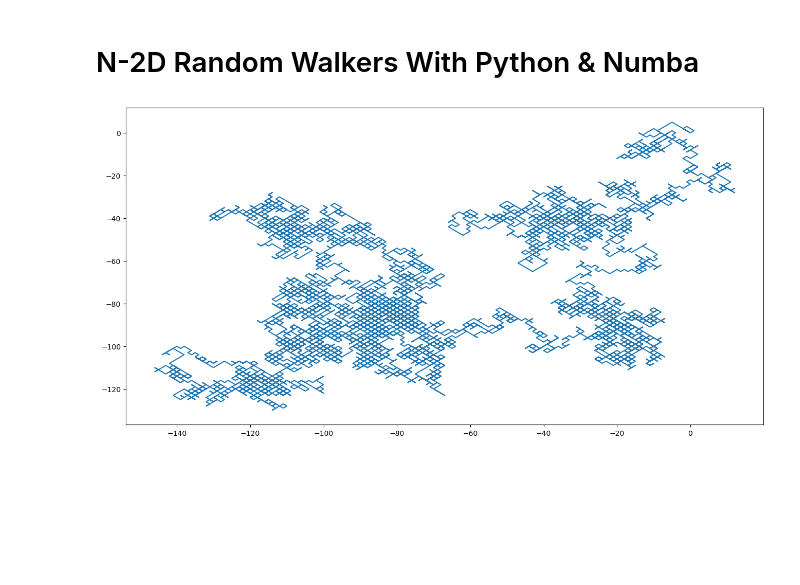
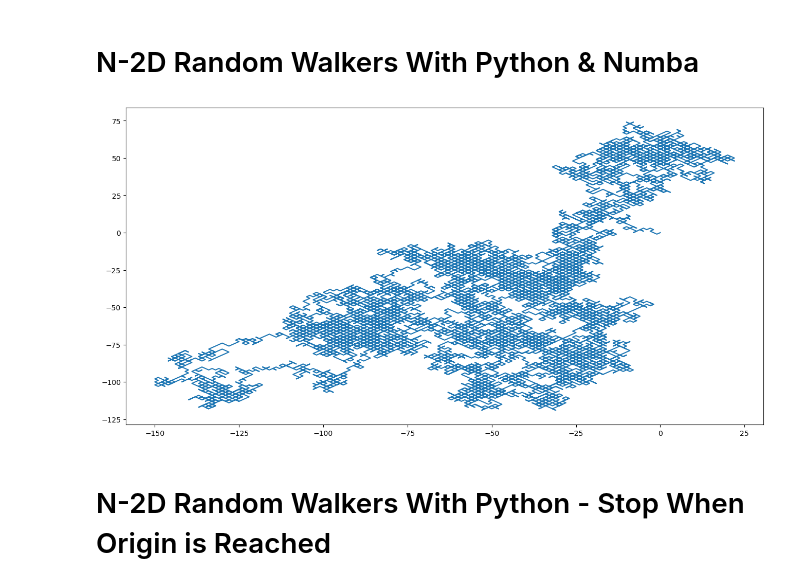
Before and after one commit to TheLightBringer616/Canal-Youtube, a Jupyter notebook: Otros/2D_RandomWalkers.ipynb, the cells around one changed output. Saved outputs shown, nothing was run; the diff lists cells and outputs as text; code cells hidden in the pictures; blank space fills up the shorter version.

```diff
--- a/Otros/2D_RandomWalkers.ipynb
+++ b/Otros/2D_RandomWalkers.ipynb
@@ -126,10 +127,12 @@ random_walk = random_walker_2d(5e3, 2e4)
 # %%
 walker_id = -1
 
 plt.figure(figsize = (16, 8))
 
-plt.plot(random_walks[walker_id][0], random_walks[walker_id][1])
+plt.plot(random_walk[walker_id][0], random_walk[walker_id][1])
 
 plt.show()
 # %% [output]
-[figure, old version]
+[figure, new version]
+# %% [markdown]
+# N-2D Random Walkers With Python - Stop When Origin is Reached
```
Also changed, not shown: parts of 13 cells of this notebook, 5 other files.
